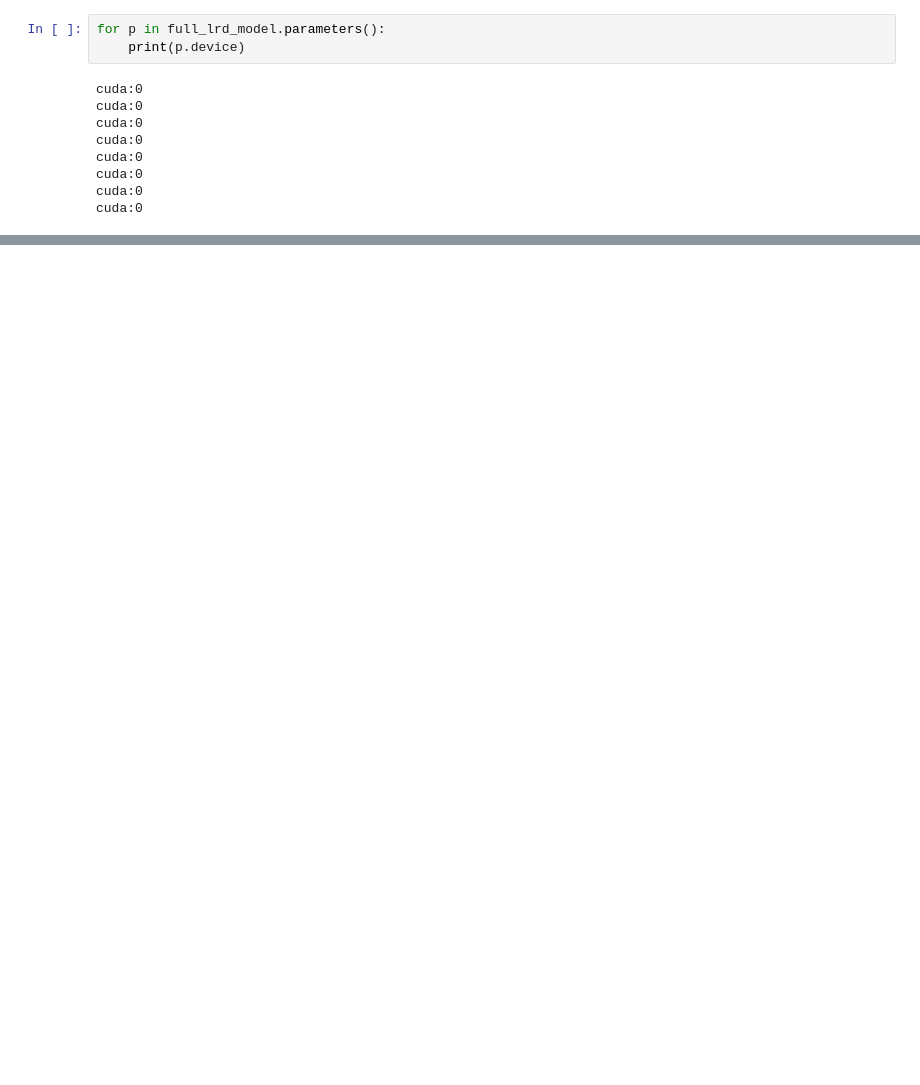
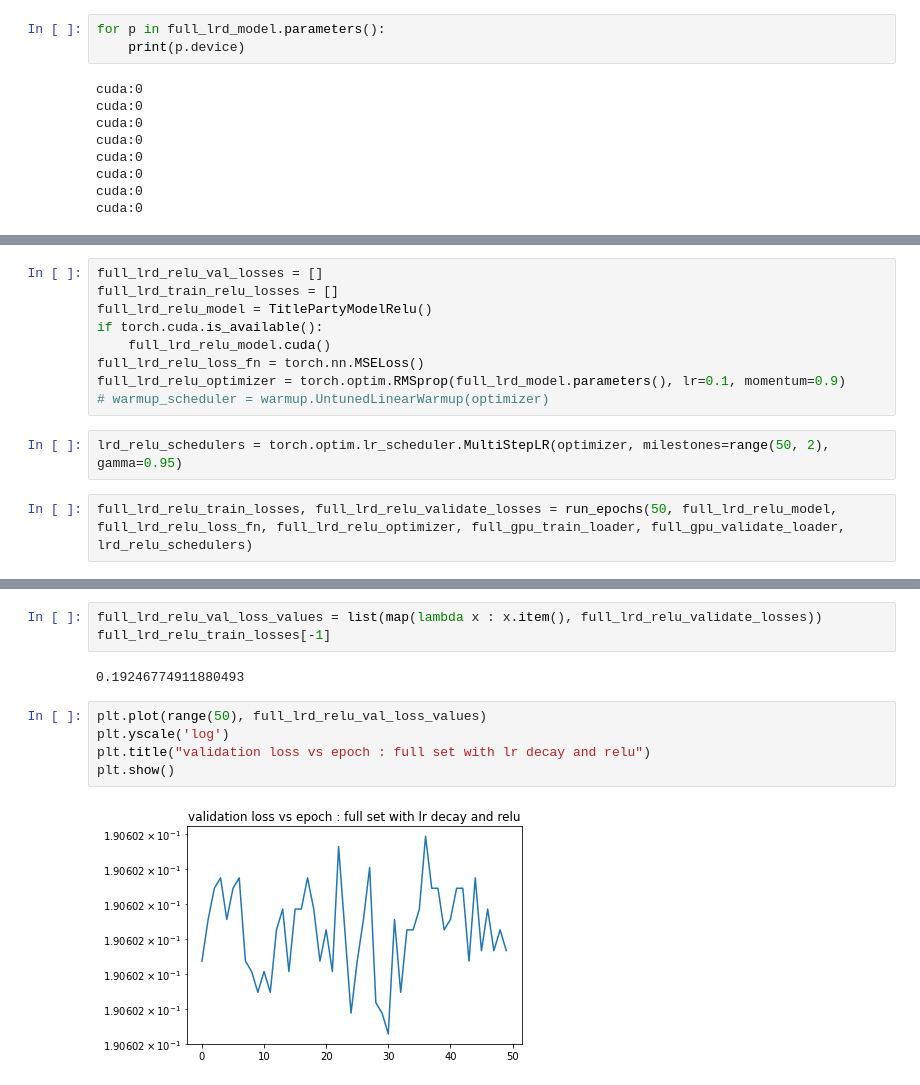
Before and after one commit to bhershdu/nlp_legislation_prediction, a Jupyter notebook: training/training.ipynb, the cells around one changed output, grey strips where cells are left out. Drawn from its saved outputs; the diff is of its cells as text; blank space fills up the shorter version.

```diff
--- a/training/training.ipynb
+++ b/training/training.ipynb
@@ -474,0 +486,13 @@ TypeError: 'SummaryDataSet' object is not an iterator
+# %%
+full_lrd_relu_val_losses = []
+full_lrd_train_relu_losses = []
+full_lrd_relu_model = TitlePartyModelRelu()
+if torch.cuda.is_available():
+    full_lrd_relu_model.cuda()
+full_lrd_relu_loss_fn = torch.nn.MSELoss()
+full_lrd_relu_optimizer = torch.optim.RMSprop(full_lrd_model.parameters(), lr=0.1, momentum=0.9)
+# warmup_scheduler = warmup.UntunedLinearWarmup(optimizer)
+# %%
+lrd_relu_schedulers = torch.optim.lr_scheduler.MultiStepLR(optimizer, milestones=range(50, 2), gamma=0.95)
+# %%
+full_lrd_relu_train_losses, full_lrd_relu_validate_losses = run_epochs(50, full_lrd_relu_model, full_lrd_relu_loss_fn, full_lrd_relu_optimizer, full_gpu_train_loader, full_gpu_validate_loader, lrd_relu_schedulers)
@@ -474,0 +525,12 @@ TypeError: 'SummaryDataSet' object is not an iterator
+# %%
+full_lrd_relu_val_loss_values = list(map(lambda x : x.item(), full_lrd_relu_validate_losses))
+full_lrd_relu_train_losses[-1]
+# %% [output]
+0.19246774911880493
+# %%
+plt.plot(range(50), full_lrd_relu_val_loss_values)
+plt.yscale('log')
+plt.title("validation loss vs epoch : full set with lr decay and relu")
+plt.show()
+# %% [output]
+[figure, added]
```
Also changed, not shown: parts of 22 cells of this notebook.
